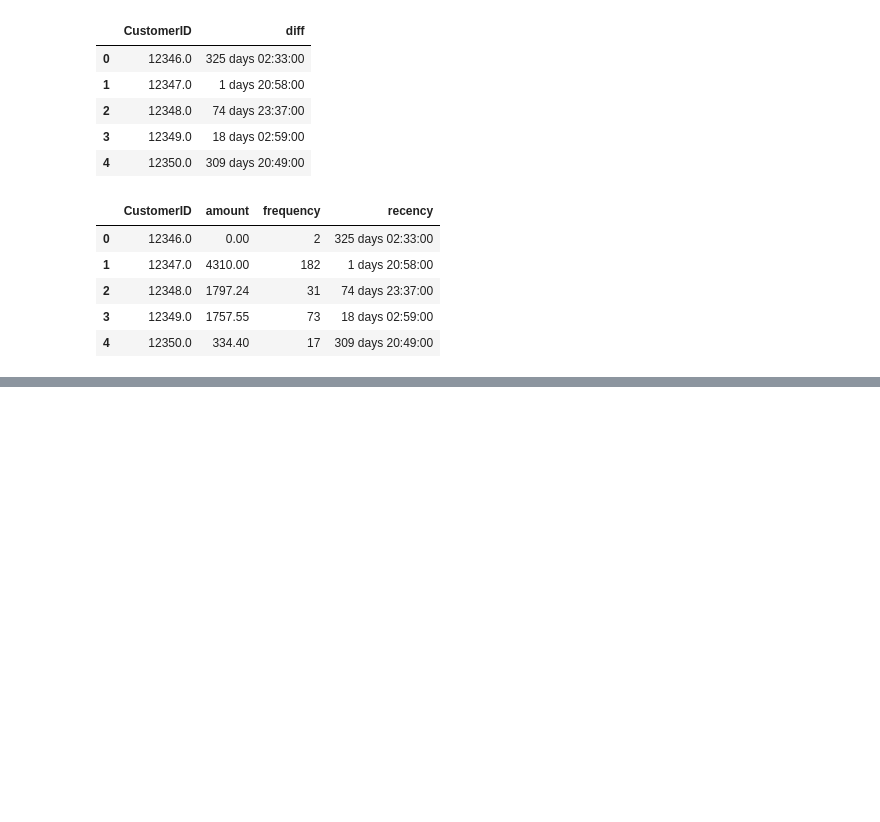
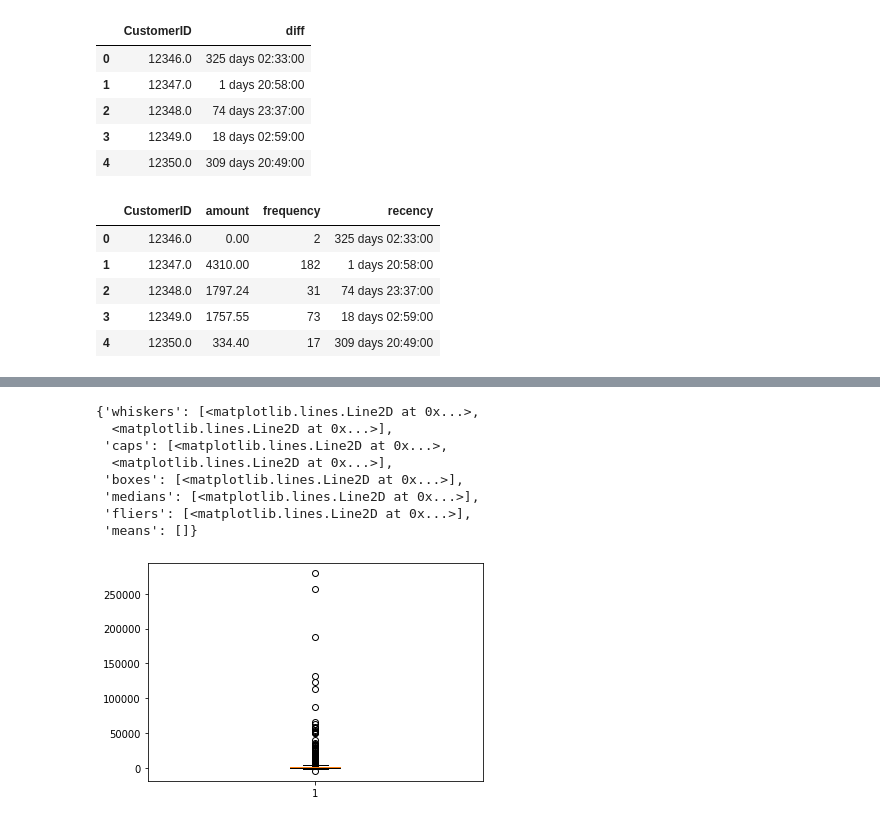
Before and after one commit to verma-adi/ml-online-store-customer-clustering, a Jupyter notebook: k-means-clustering-market-segmentation.ipynb, the cells around one changed output, grey strips where cells are left out. Drawn from its saved outputs; the diff is of its cells as text; code cells hidden in the pictures; blank space fills up the shorter version.

Commit message:
number of cluster analysis and outliers treatment

```diff
--- a/k-means-clustering-market-segmentation.ipynb
+++ b/k-means-clustering-market-segmentation.ipynb
@@ -296,3 +297,7 @@ grouped_df.head()
 | 2 | 12348.0 | 1797.24 | 31 | 74 days 23:37:00 |
 | 3 | 12349.0 | 1757.55 | 73 | 18 days 02:59:00 |
 | 4 | 12350.0 | 334.40 | 17 | 309 days 20:49:00 |
+# %%
+# extact only number of days out of date time
+grouped_df['recency'] = grouped_df['recency'].dt.days
+grouped_df.head()
@@ -298,0 +315,13 @@ grouped_df.head()
+# %%
+# box plot to analyze the outliers
+plt.boxplot(grouped_df['amount'])
+# %% [output]
+{'whiskers': [<matplotlib.lines.Line2D at 0x...>,
+  <matplotlib.lines.Line2D at 0x...>],
+ 'caps': [<matplotlib.lines.Line2D at 0x...>,
+  <matplotlib.lines.Line2D at 0x...>],
+ 'boxes': [<matplotlib.lines.Line2D at 0x...>],
+ 'medians': [<matplotlib.lines.Line2D at 0x...>],
+ 'fliers': [<matplotlib.lines.Line2D at 0x...>],
+ 'means': []}
+[figure, added]
```
Also changed, not shown: parts of 30 cells of this notebook.
